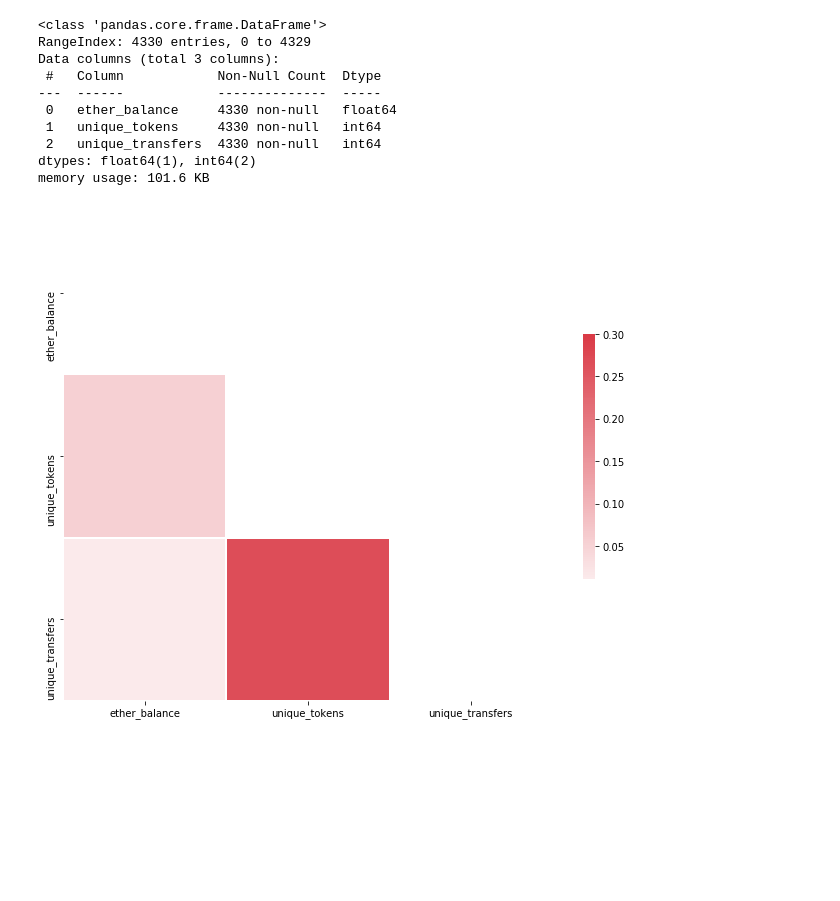
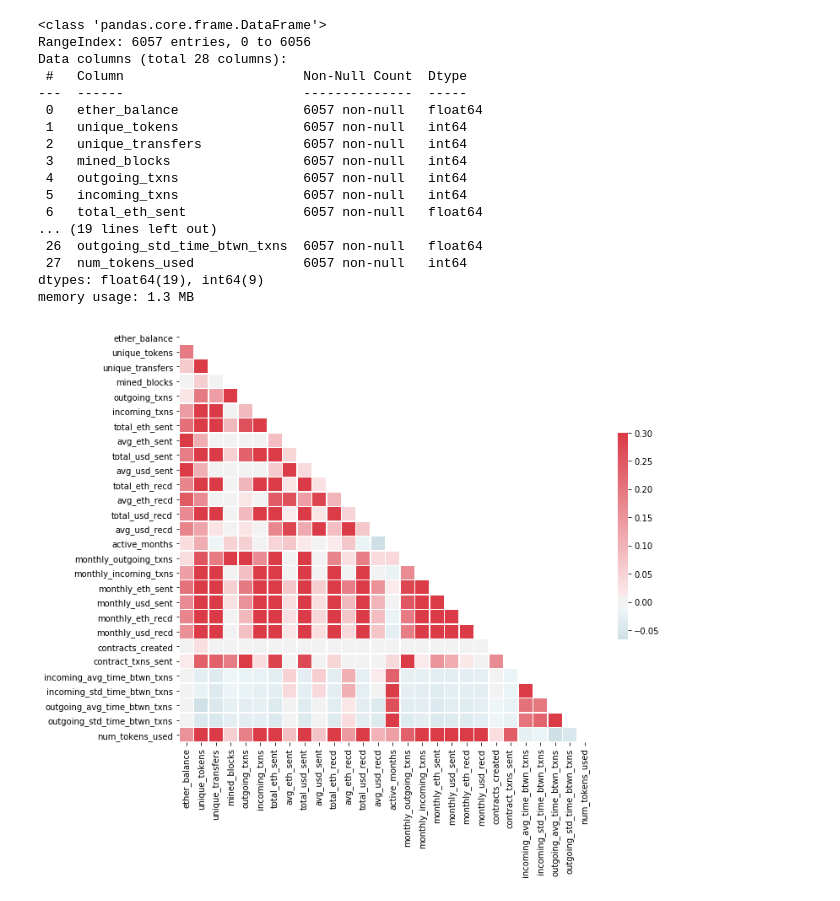
Before and after one commit to ThomasDelatte/ethereum-analytics, a Jupyter notebook: notebooks/exploratory_data_analysis.ipynb, the cells around one changed output. Saved outputs shown, nothing was run; the diff lists cells and outputs as text; code cells hidden in the pictures; blank space fills up the shorter version.

```diff
--- a/notebooks/exploratory_data_analysis.ipynb
+++ b/notebooks/exploratory_data_analysis.ipynb
@@ -5,3 +5,5 @@ import pandas as pd
 import matplotlib.pyplot as plt
 import seaborn as sns
 %matplotlib inline
+# %%
+train_x = pd.read_csv("../data/processed/labeled_dataset.csv")
@@ -58,6 +47,6 @@ sns.pairplot(train_x_raw)
 # %%
-#remove address (string) from analysis
-data = train_x_raw.iloc[:,1:]
+# Remove address and Label (strings) from analysis
+data = train_x.iloc[:, 1:-1]
 # %%
 data = data.apply(pd.to_numeric)
 # %%
@@ -78,33 +74,49 @@ unique_transfers
 data.info()
 # %% [output]
 <class 'pandas.core.frame.DataFrame'>
-RangeIndex: 4330 entries, 0 to 4329
-Data columns (total 3 columns):
- #   Column            Non-Null Count  Dtype
----  ------            --------------  -----
- 0   ether_balance     4330 non-null   float64
- 1   unique_tokens     4330 non-null   int64
- 2   unique_transfers  4330 non-null   int64
-dtypes: float64(1), int64(2)
-memory usage: 101.6 KB
+RangeIndex: 6057 entries, 0 to 6056
+Data columns (total 28 columns):
+ #   Column                       Non-Null Count  Dtype
+---  ------                       --------------  -----
+ 0   ether_balance                6057 non-null   float64
+ 1   unique_tokens                6057 non-null   int64
+ 2   unique_transfers             6057 non-null   int64
+ 3   mined_blocks                 6057 non-null   int64
+ 4   outgoing_txns                6057 non-null   int64
+ 5   incoming_txns                6057 non-null   int64
+ 6   total_eth_sent               6057 non-null   float64
+... (19 lines left out)
+ 26  outgoing_std_time_btwn_txns  6057 non-null   float64
+ 27  num_tokens_used              6057 non-null   int64
+dtypes: float64(19), int64(9)
+memory usage: 1.3 MB
 # %%
 def plot_correlation_matrix(df):
     # Compute the correlation matrix
     corr = df.corr()
 
     # Generate a mask for the upper triangle
     mask = np.triu(np.ones_like(corr, dtype=np.bool))
 
     # Set up the matplotlib figure
     f, ax = plt.subplots(figsize=(11, 9))
 
     # Generate a custom diverging colormap
     cmap = sns.diverging_palette(220, 10, as_cmap=True)
 
     # Draw the heatmap with the mask and correct aspect ratio
-    sns.heatmap(corr, mask=mask, cmap=cmap, vmax=.3, center=0,
-                square=True, linewidths=.5, cbar_kws={"shrink": .5})
+    sns.heatmap(
+        corr,
+        mask=mask,
+        cmap=cmap,
+        vmax=0.3,
+        center=0,
+        square=True,
+        linewidths=0.5,
+        cbar_kws={"shrink": 0.5},
+    )
+
 
 plot_correlation_matrix(data)
 # %% [output]
-[figure, old version]
+[figure, new version]
```
Also changed, not shown: parts of 11 cells of this notebook.
